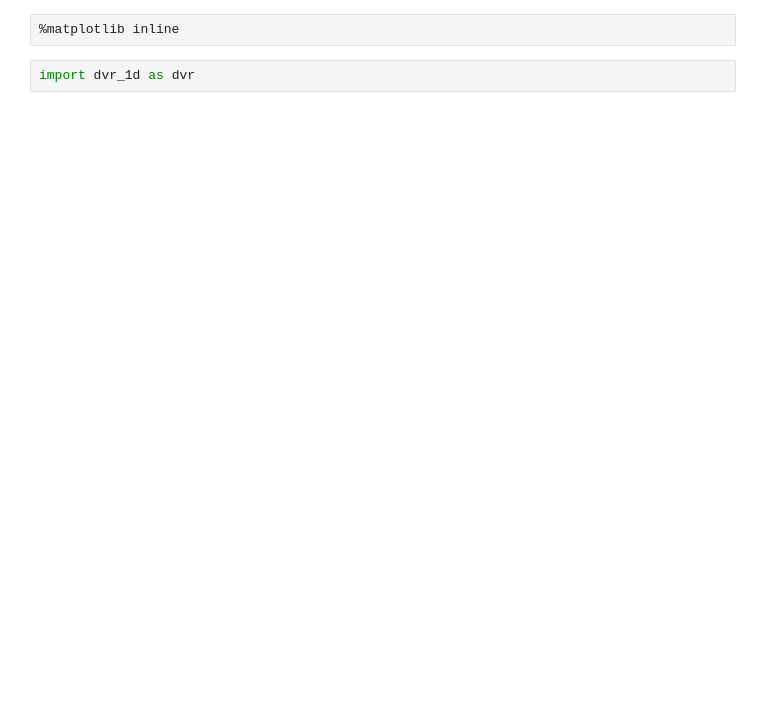
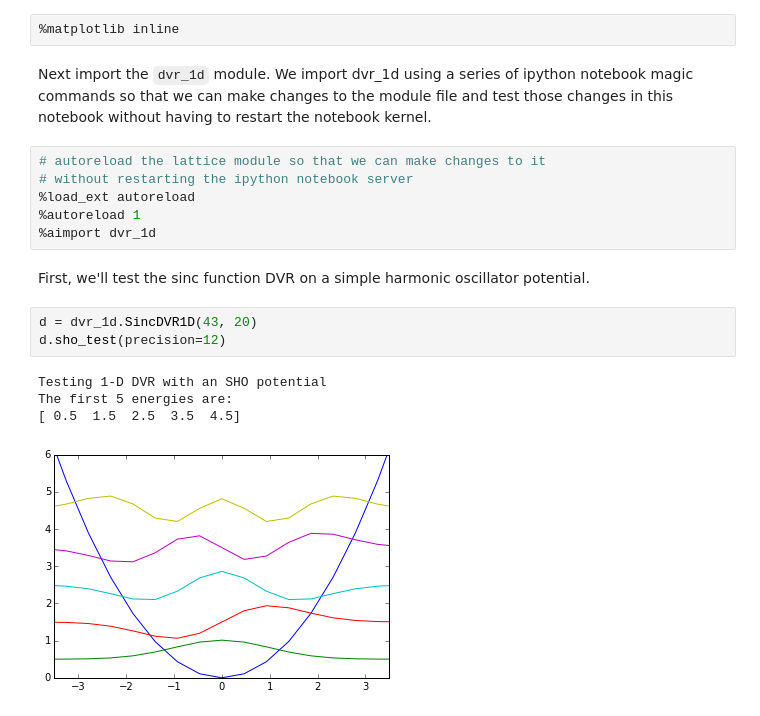
Before and after one commit to richford/dvr_py, a Jupyter notebook: dvr_1d_demo.ipynb, the cells around one changed output. Drawn from its saved outputs; the diff is of its cells as text; blank space fills up the shorter version.

```diff
--- a/dvr_1d_demo.ipynb
+++ b/dvr_1d_demo.ipynb
@@ -1,4 +5,20 @@
 # %%
 %matplotlib inline
-# %%
-import dvr_1d as dvr
+# %% [markdown]
+Next import the `dvr_1d` module. We import dvr_1d using a series of ipython notebook magic commands so that we can make changes to the module file and test those changes in this notebook without having to restart the notebook kernel.
+# %%
+# autoreload the lattice module so that we can make changes to it
+# without restarting the ipython notebook server
+%load_ext autoreload
+%autoreload 1
+%aimport dvr_1d
+# %% [markdown]
+First, we'll test the sinc function DVR on a simple harmonic oscillator potential.
+# %%
+d = dvr_1d.SincDVR1D(43, 20)
+d.sho_test(precision=12)
+# %% [output]
+Testing 1-D DVR with an SHO potential
+The first 5 energies are:
+[ 0.5  1.5  2.5  3.5  4.5]
+[figure, added]
```
Also changed, not shown: parts of 13 cells of this notebook.
